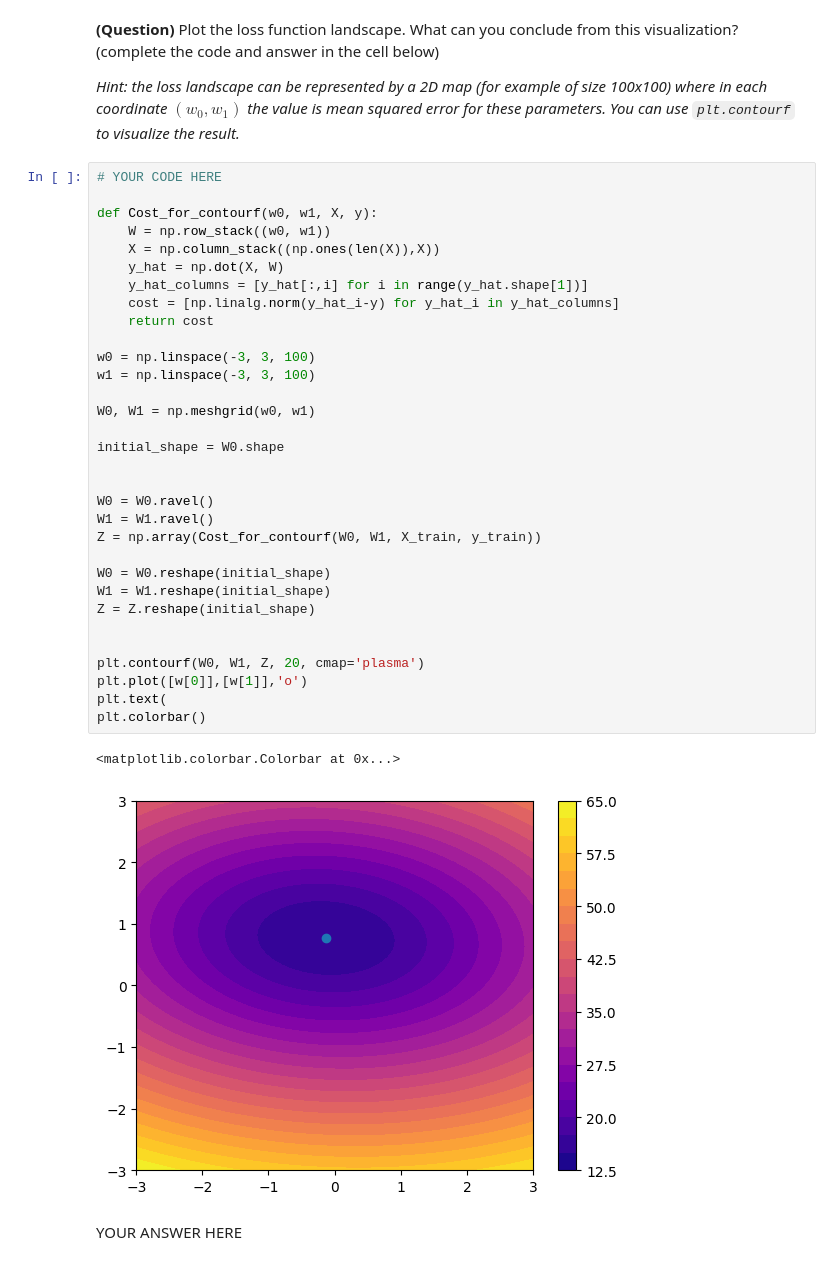
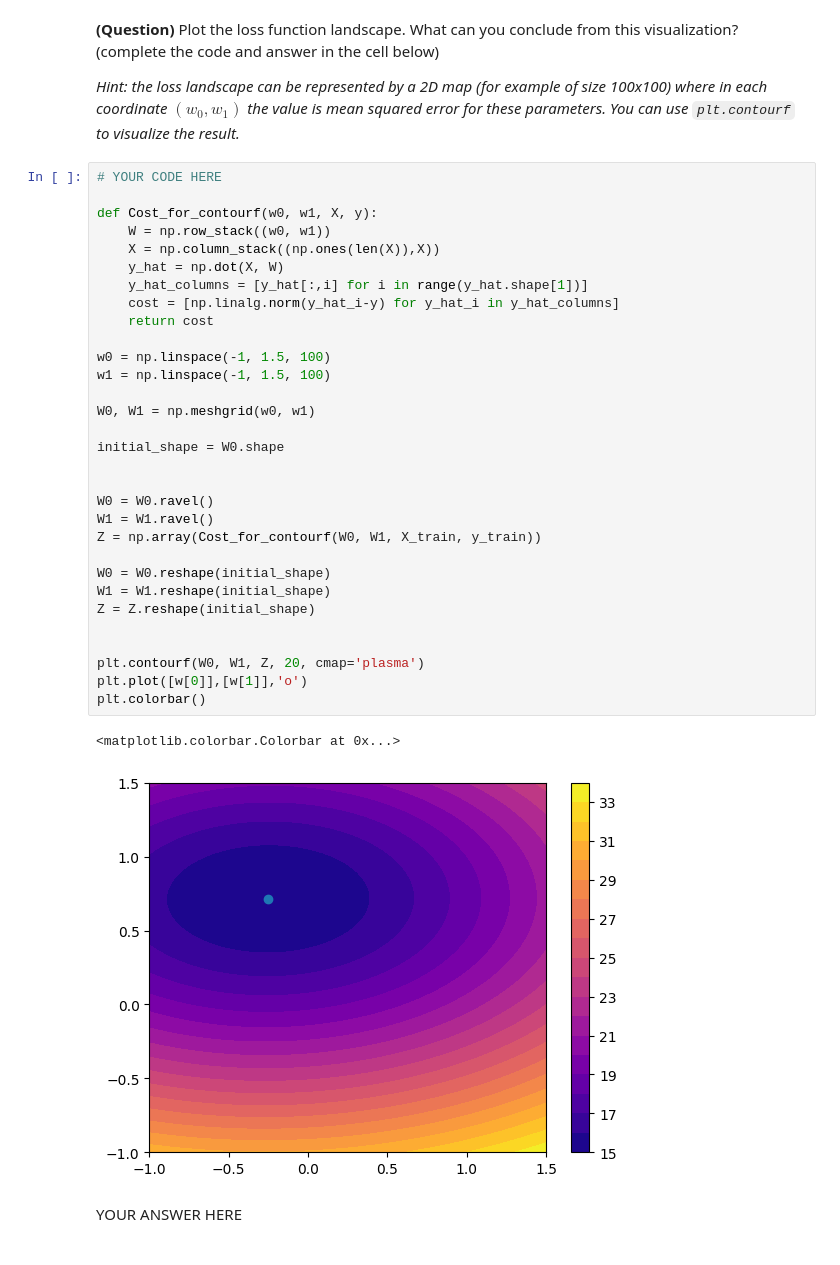
Before and after one commit to FaroukSoufary/IS318-Machine-Learning, a Jupyter notebook: ml-tp1.ipynb, the cells around one changed output. Cells and saved outputs as stored; diff of their text form.

```diff
--- a/ml-tp1.ipynb
+++ b/ml-tp1.ipynb
@@ -106,37 +106,36 @@ YOUR ANSWER HERE
 # YOUR CODE HERE
 
 def Cost_for_contourf(w0, w1, X, y):
     W = np.row_stack((w0, w1))
     X = np.column_stack((np.ones(len(X)),X))
     y_hat = np.dot(X, W)
     y_hat_columns = [y_hat[:,i] for i in range(y_hat.shape[1])]
     cost = [np.linalg.norm(y_hat_i-y) for y_hat_i in y_hat_columns]
     return cost
 
-w0 = np.linspace(-3, 3, 100)
-w1 = np.linspace(-3, 3, 100)
+w0 = np.linspace(-1, 1.5, 100)
+w1 = np.linspace(-1, 1.5, 100)
 
 W0, W1 = np.meshgrid(w0, w1)
 
 initial_shape = W0.shape
 
 
 W0 = W0.ravel()
 W1 = W1.ravel()
 Z = np.array(Cost_for_contourf(W0, W1, X_train, y_train))
 
 W0 = W0.reshape(initial_shape)
 W1 = W1.reshape(initial_shape)
 Z = Z.reshape(initial_shape)
 
 
 plt.contourf(W0, W1, Z, 20, cmap='plasma')
 plt.plot([w[0]],[w[1]],'o')
-plt.text(
 plt.colorbar()
 # %% [output]
 <matplotlib.colorbar.Colorbar at 0x...>
-[figure, old version]
+[figure, new version]
 # %% [markdown]
 YOUR ANSWER HERE
 # %% [markdown]
```
Also changed, not shown: parts of 4 cells of this notebook.
